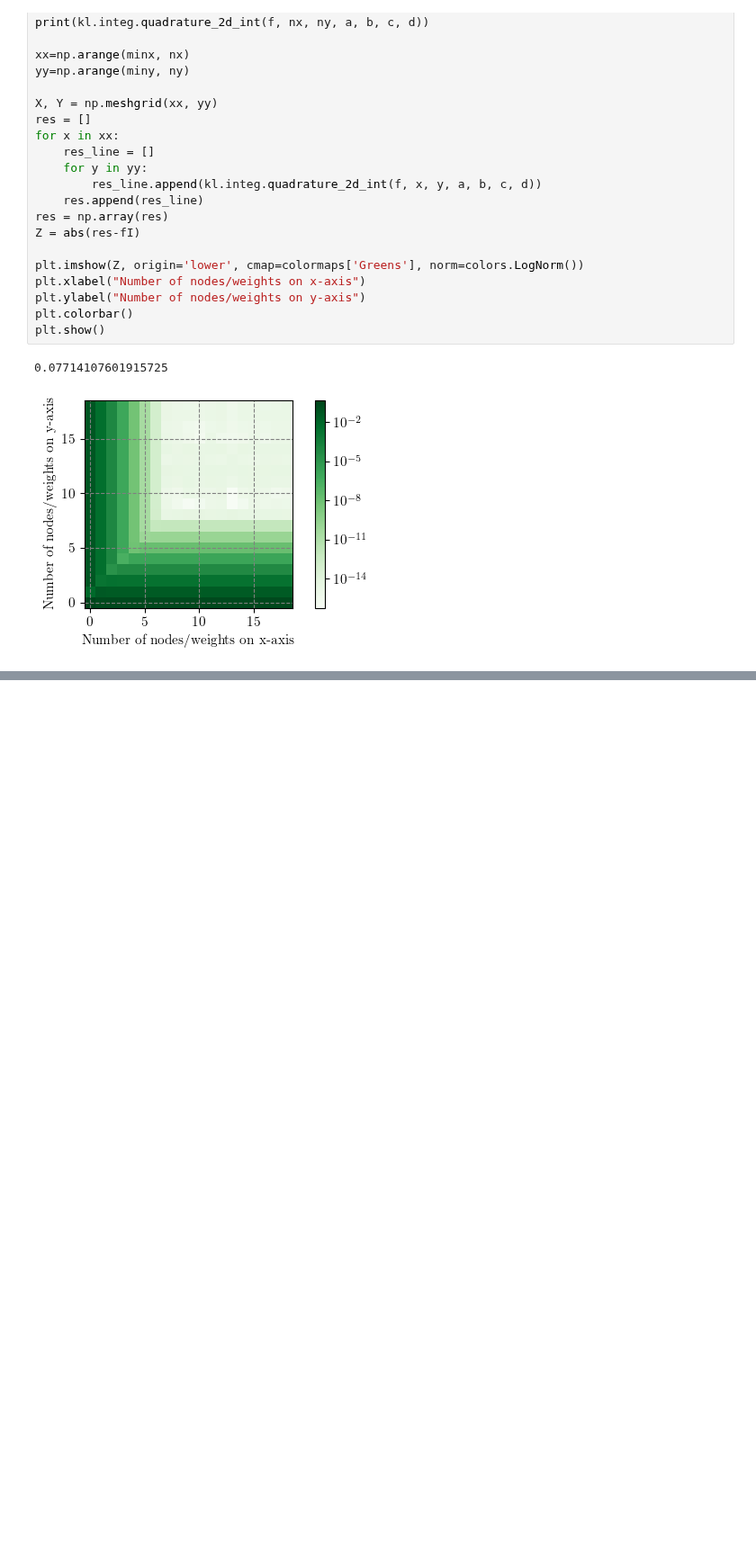
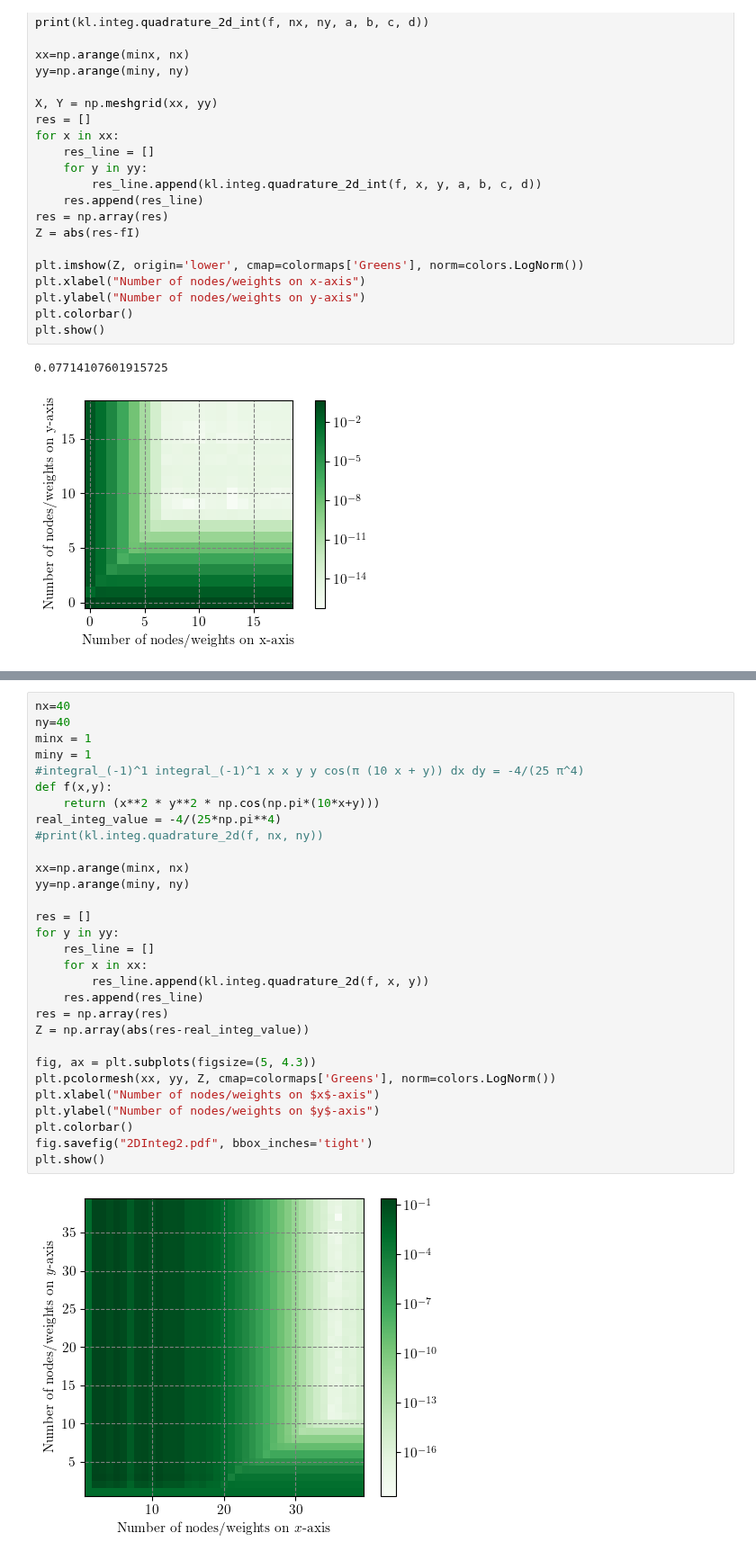
Before and after one commit to SED0280/BakalarkaCode, a Jupyter notebook: Gausova Kvadratura.ipynb, the cells around one changed output, grey strips where cells are left out. Shown at 90% size. Saved outputs shown, nothing was run; the diff lists cells and outputs as text; blank space fills up the shorter version.

```diff
--- a/Gausova Kvadratura.ipynb
+++ b/Gausova Kvadratura.ipynb
@@ -499,3 +499,35 @@ plt.show()
 # %% [output]
 2.2451615932876203
 [figure]
+# %%
+nx=40
+ny=40
+minx = 1
+miny = 1
+#integral_(-1)^1 integral_(-1)^1 x x y y cos(π (10 x + y)) dx dy = -4/(25 π^4)
+def f(x,y):
+    return (x**2 * y**2 * np.cos(np.pi*(10*x+y)))
+real_integ_value = -4/(25*np.pi**4)
+#print(kl.integ.quadrature_2d(f, nx, ny))
+
+xx=np.arange(minx, nx)
+yy=np.arange(miny, ny)
+
+res = []
+for y in yy:
+    res_line = []
+    for x in xx:
+        res_line.append(kl.integ.quadrature_2d(f, x, y))
+    res.append(res_line)
+res = np.array(res)
+Z = np.array(abs(res-real_integ_value))
+
+fig, ax = plt.subplots(figsize=(5, 4.3))
+plt.pcolormesh(xx, yy, Z, cmap=colormaps['Greens'], norm=colors.LogNorm())
+plt.xlabel("Number of nodes/weights on $x$-axis")
+plt.ylabel("Number of nodes/weights on $y$-axis")
+plt.colorbar()
+fig.savefig("2DInteg2.pdf", bbox_inches='tight')
+plt.show()
+# %% [output]
+[figure, added]
```
Also changed, not shown: parts of 1 cell of this notebook, 5 other files.
